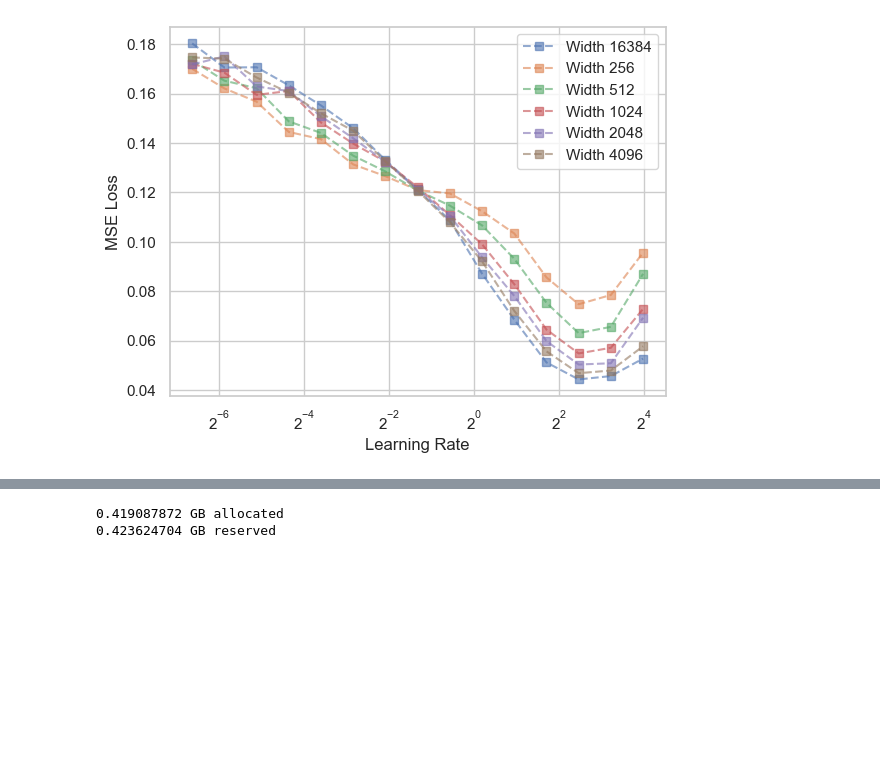
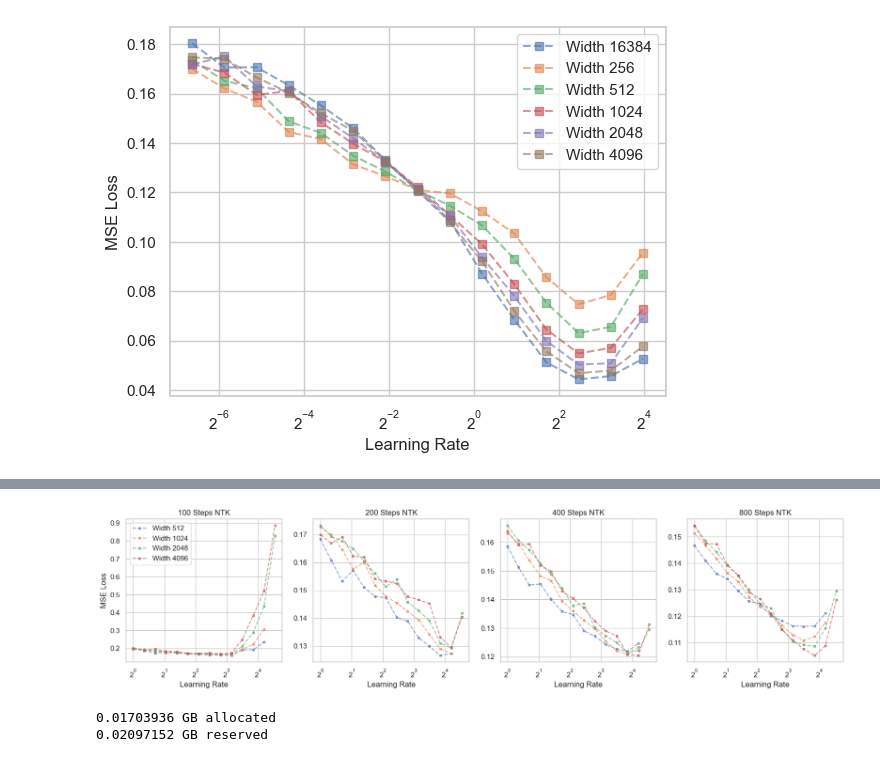
Before and after one commit to Petyrrrrr/MuP_games, a Jupyter notebook: two_hidden_layer.ipynb, the cells around one changed output, grey strips where cells are left out. Cells and saved outputs as stored; diff of their text form; code cells hidden in the pictures; blank space fills up the shorter version.

```diff
--- a/two_hidden_layer.ipynb
+++ b/two_hidden_layer.ipynb
@@ -163,7 +146,17 @@ for i in range(len(steps)):
+# %%
+#NTK
+steps = [100, 200, 400, 800]
+widths = [512, 1024, 2048, 4096, ]
+lrs = np.logspace(0.0, 2.0, 20)
+plot_stuff(steps, lrs, train_losses_ntk_bigbatch, widths)
+# %% [output]
+[figure, added]
 # %%
+import gc
+gc.collect()
 torch.cuda.empty_cache()
 print(torch.cuda.memory_allocated() / 1e9, "GB allocated")
 print(torch.cuda.memory_reserved() / 1e9, "GB reserved")
 # %% [output]
-0.419087872 GB allocated
-0.423624704 GB reserved
+0.01703936 GB allocated
+0.02097152 GB reserved
```
Also changed, not shown: parts of 10 cells of this notebook, 5 other files.
